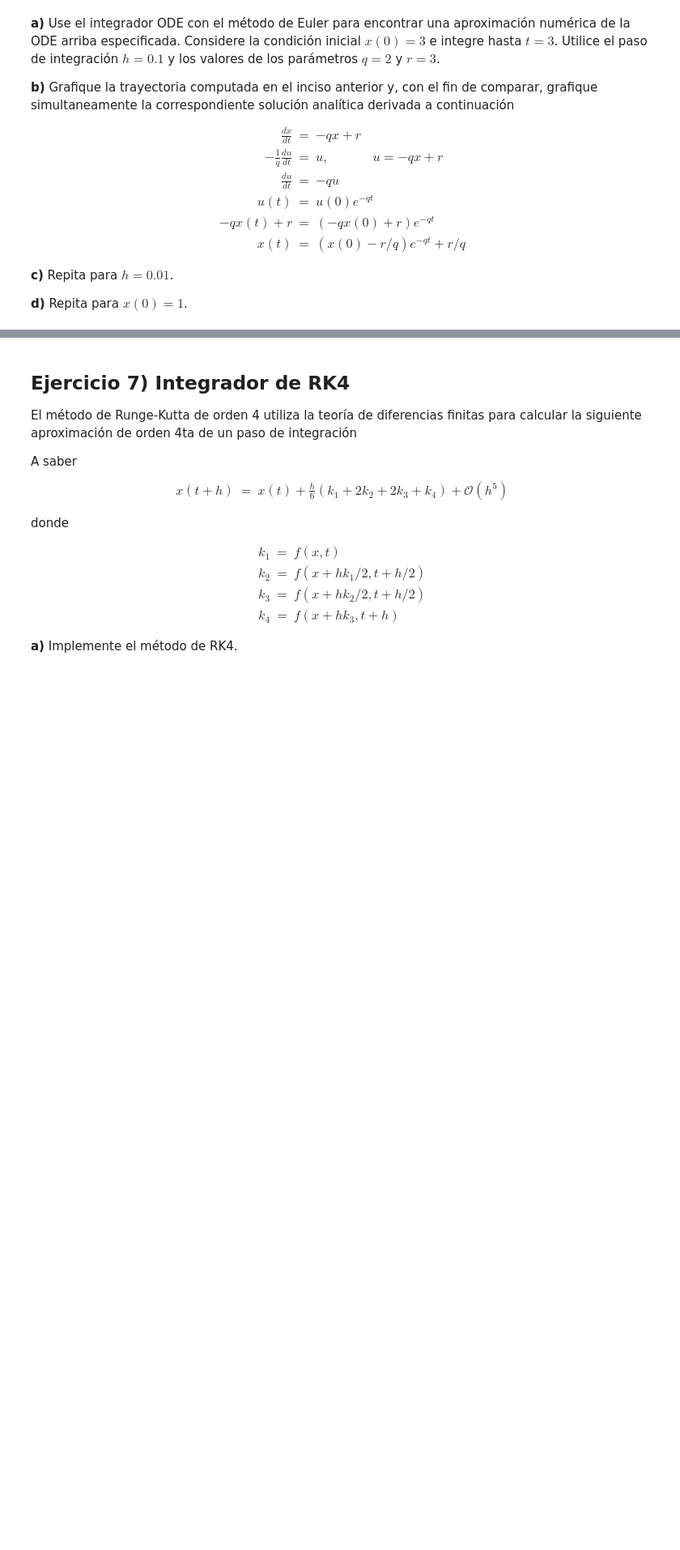
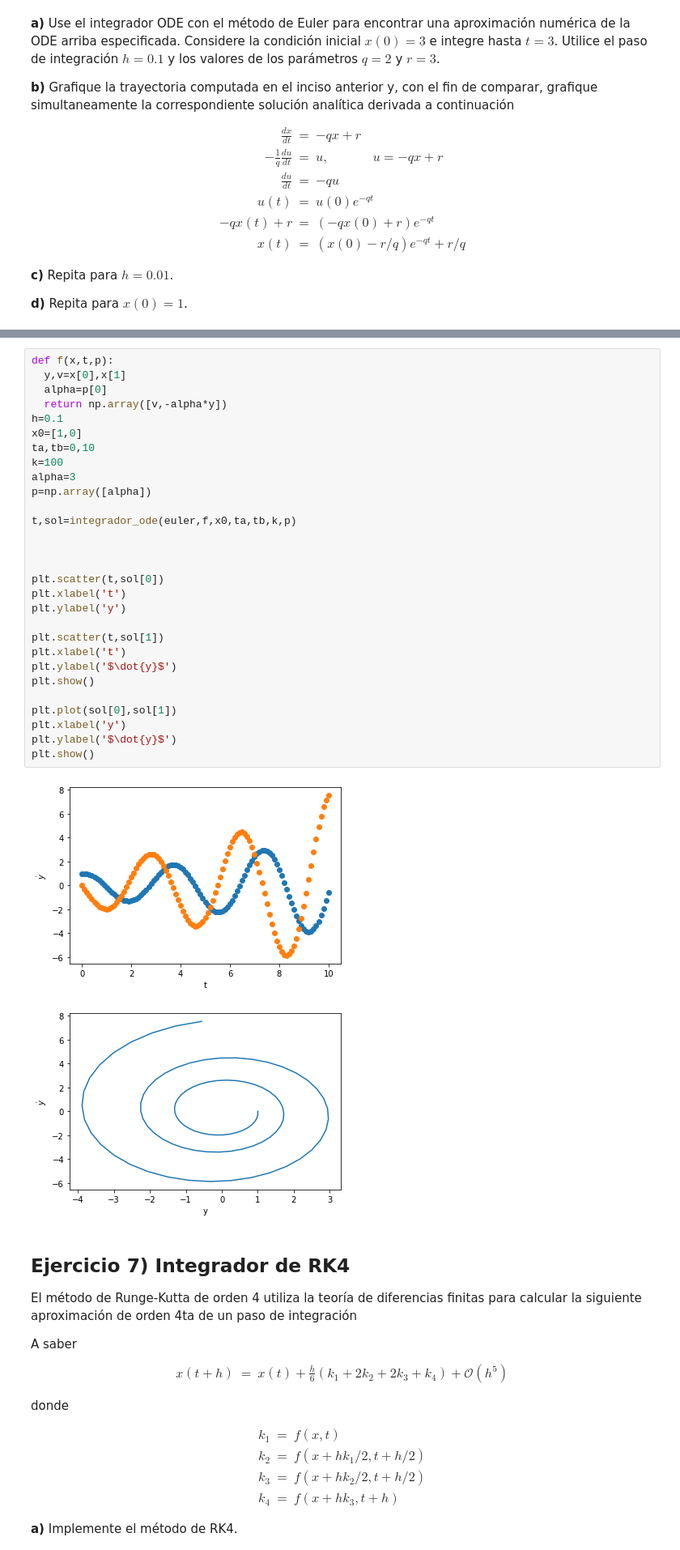
Before and after one commit to FranciscoMichati/Redes-neuronales, a Jupyter notebook: Redes_neuronales_2022_practico_4.ipynb, the cells around one changed output, grey strips where cells are left out. Shown: that part at 81% size. Drawn from its saved outputs; the diff is of its cells as text; blank space fills up the shorter version.

```diff
--- a/Redes_neuronales_2022_practico_4.ipynb
+++ b/Redes_neuronales_2022_practico_4.ipynb
@@ -392,3 +473,35 @@ Use `np.scatter()` en vez de `np.plot()` para graficar usando puntos en vez de c
+# %%
+def f(x,t,p):
+  y,v=x[0],x[1]
+  alpha=p[0]
+  return np.array([v,-alpha*y])
+h=0.1
+x0=[1,0]
+ta,tb=0,10
+k=100
+alpha=3
+p=np.array([alpha])
+
+t,sol=integrador_ode(euler,f,x0,ta,tb,k,p)
+
+
+
+plt.scatter(t,sol[0])
+plt.xlabel('t')
+plt.ylabel('y')
+
+plt.scatter(t,sol[1])
+plt.xlabel('t')
+plt.ylabel('$\dot{y}$')
+plt.show()
+
+plt.plot(sol[0],sol[1])
+plt.xlabel('y')
+plt.ylabel('$\dot{y}$')
+plt.show()
+# %% [output]
+[figure, added]
+[figure, added]
 # %% [markdown]
 ## **Ejercicio 7)** Integrador de **RK4**
 
```
Also changed, not shown: parts of 8 cells of this notebook.
